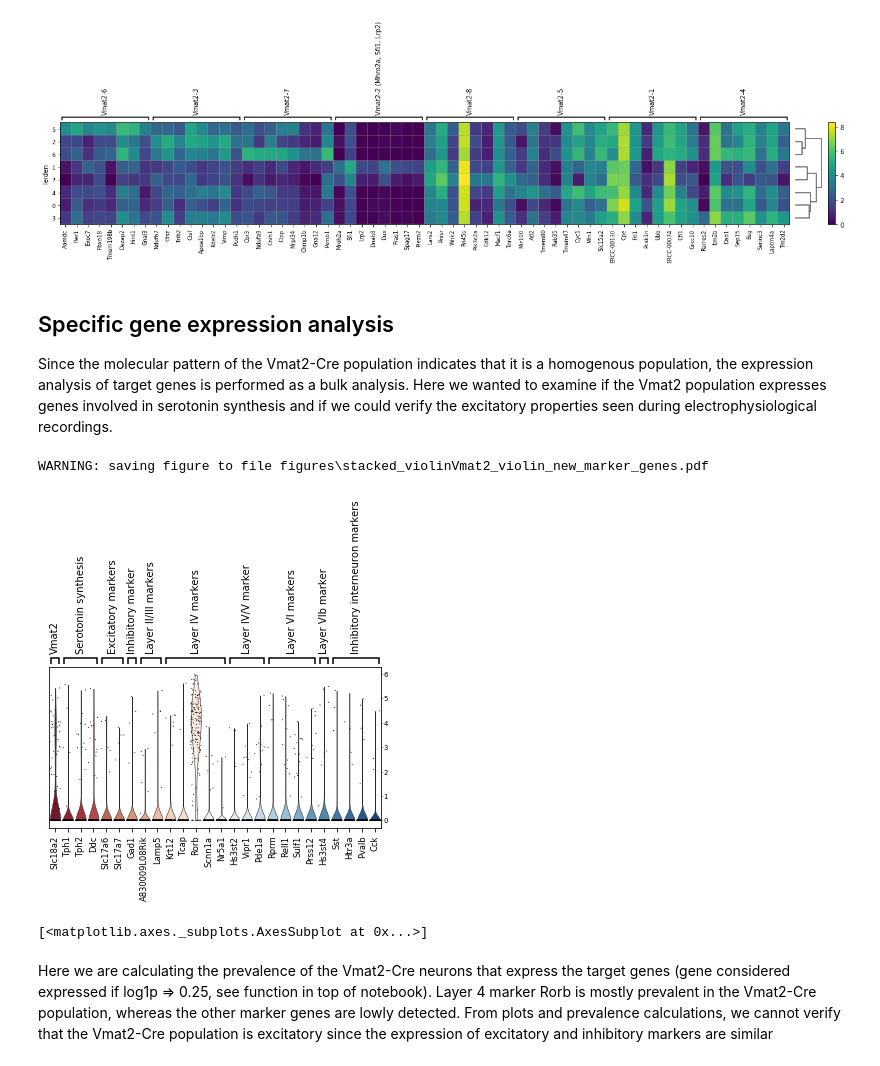
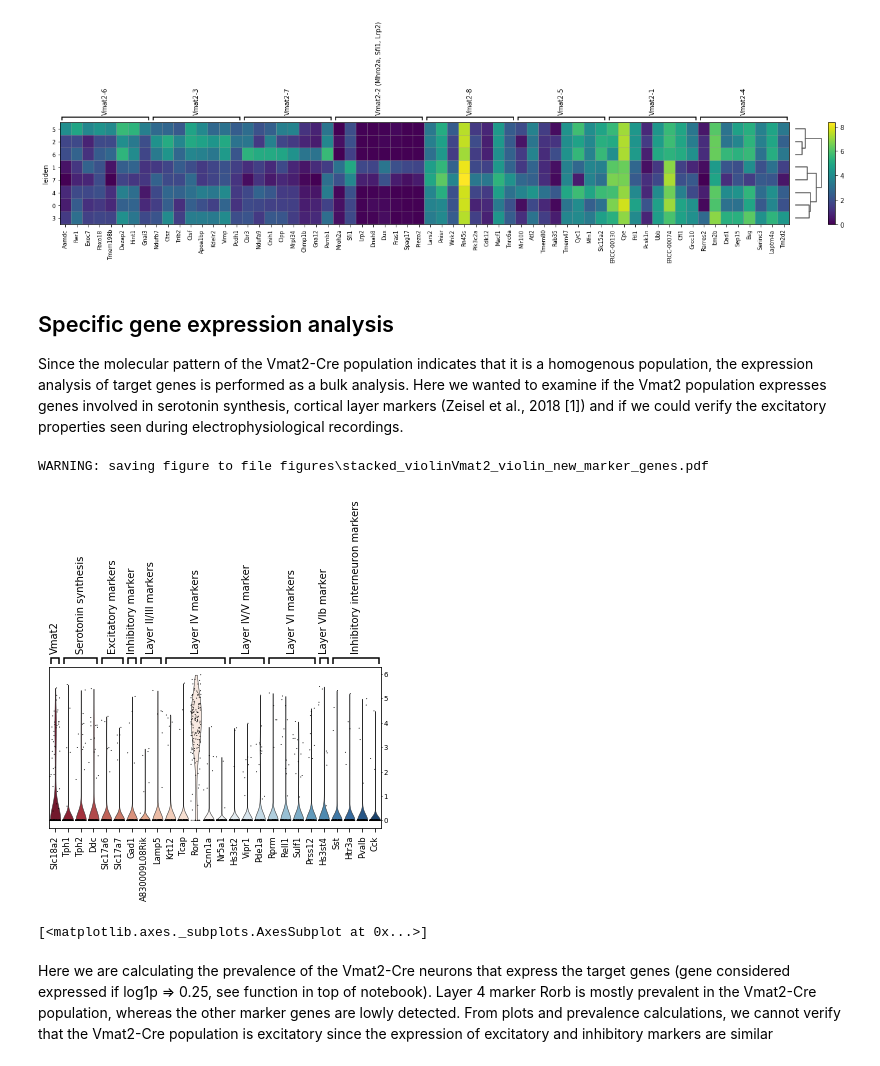
Before and after one commit to HannahBanarne/Somatosensory-cortical-Vmat2-analysis, a Jupyter notebook: Vmat2 cortical analysis.ipynb, the cells around one changed output. Drawn from its saved outputs; the diff is of its cells as text; code cells hidden in the pictures.

```diff
--- a/Vmat2 cortical analysis.ipynb
+++ b/Vmat2 cortical analysis.ipynb
@@ -380,25 +380,25 @@ WARNING: saving figure to file figures\matrixplotVmat2_matrix_procc.pdf
 [figure]
 # %% [markdown]
 ## Specific gene expression analysis
-Since the molecular pattern of the Vmat2-Cre population indicates that it is a homogenous population, the expression analysis of target genes is performed as a bulk analysis. Here we wanted to examine if the Vmat2 population expresses genes involved in serotonin synthesis and if we could verify the excitatory properties seen during electrophysiological recordings.
+Since the molecular pattern of the Vmat2-Cre population indicates that it is a homogenous population, the expression analysis of target genes is performed as a bulk analysis. Here we wanted to examine if the Vmat2 population expresses genes involved in serotonin synthesis, cortical layer markers (Zeisel et al., 2018 [1]) and if we could verify the excitatory properties seen during electrophysiological recordings.
 # %%
 # create labels and tuple for positioning of labels for the violin plot
 group_labels = ['Vmat2', 'Serotonin synthesis', 'Excitatory markers', 'Inhibitory marker',
               'Layer II/III markers', 'Layer IV markers', 'Layer IV/V marker', 'Layer VI markers',
                 'Layer VIb marker', 'Inhibitory interneuron markers']
 group_position = [(0,0), (1,3), (4,5), (6,6), (7,8), (9,13), (14,16), (17,20), (21,21),(22,25)]
 # create a list of the target genes
-marker_genes2 = ['Slc18a2', 'Tph1', 'Tph2', 'Ddc', 'Slc17a6', 'Slc17a7', 'Gad1','A830009L08Rik', 'Lamp5','Krt12', 'Tcap',
+marker_genes = ['Slc18a2', 'Tph1', 'Tph2', 'Ddc', 'Slc17a6', 'Slc17a7', 'Gad1','A830009L08Rik', 'Lamp5','Krt12', 'Tcap',
                 'Rorb', 'Scnn1a', 'Nr5a1','Hs3st2', 'Vipr1', 'Pde1a', 'Rprm', 'Rell1', 'Sulf1', 'Prss12', 'Hs3st4',  'Sst', 'Htr3a','Pvalb', 'Cck']
 
 # visualize the expression with violin plot. Save the file
-sc.pl.stacked_violin(adata_w, var_names = marker_genes2, var_group_labels = group_labels, var_group_positions = group_position,
+sc.pl.stacked_violin(adata_w, var_names = marker_genes, var_group_labels = group_labels, var_group_positions = group_position,
                      stripplot = True, jitter = 0.4, palette = "RdBu", save = 'Vmat2_violin_new_marker_genes.pdf')
 
 # Inhibitory markers Viaat (Slc32a1) and inhibitory interneuron marker VIP and Npy not detected
 # %% [output]
 WARNING: saving figure to file figures\stacked_violinVmat2_violin_new_marker_genes.pdf
-[figure, old version]
+[figure, new version]
 [<matplotlib.axes._subplots.AxesSubplot at 0x...>]
 # %% [markdown]
 Here we are calculating the prevalence of the Vmat2-Cre neurons that express the target genes (gene considered expressed if log1p => 0.25, see function in top of notebook). Layer 4 marker Rorb is mostly prevalent in the Vmat2-Cre population, whereas the other marker genes are lowly detected. From plots and prevalence calculations, we cannot verify that the Vmat2-Cre population is excitatory since the expression of excitatory and inhibitory markers are similar
```
Also changed, not shown: parts of 14 cells of this notebook.
